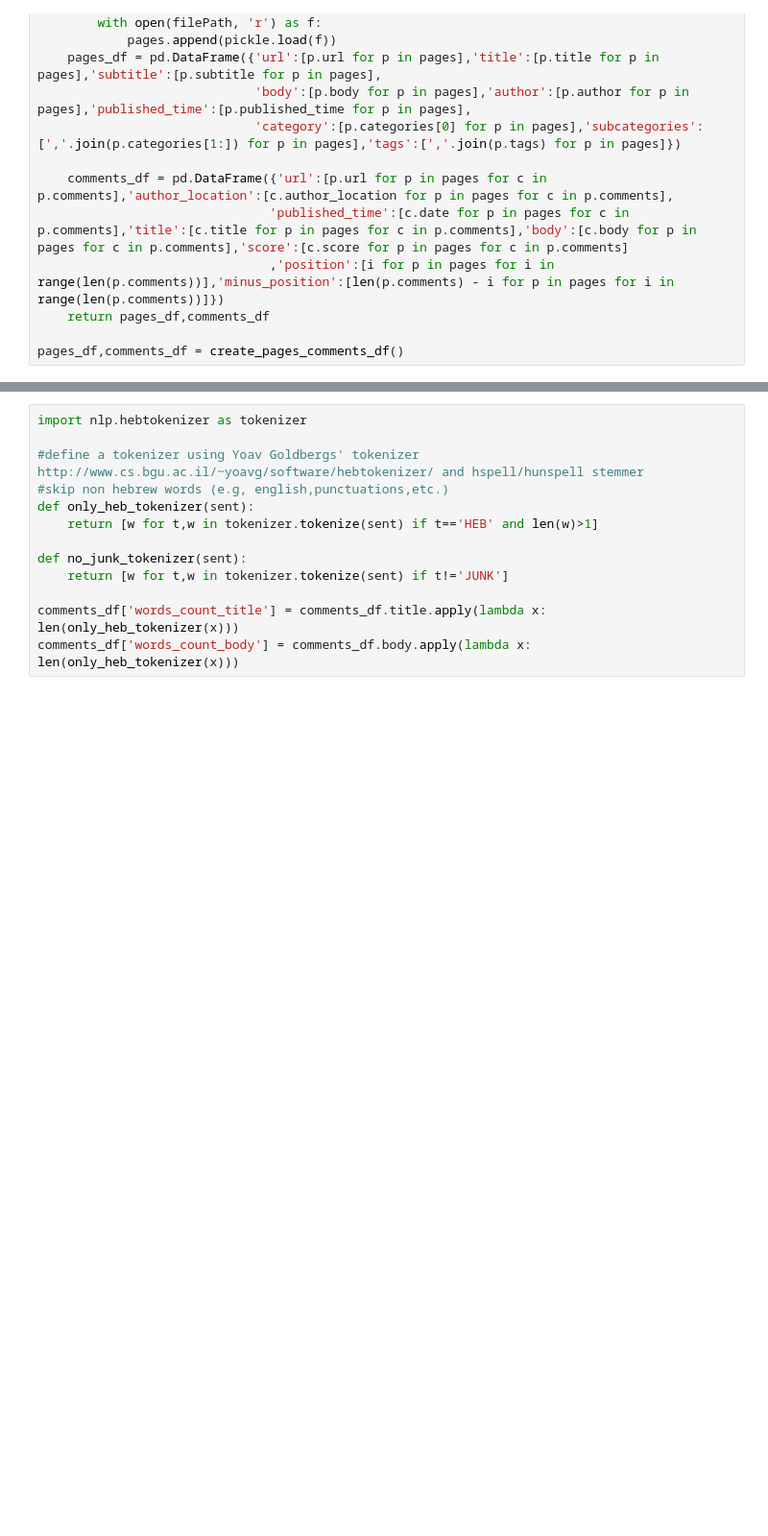
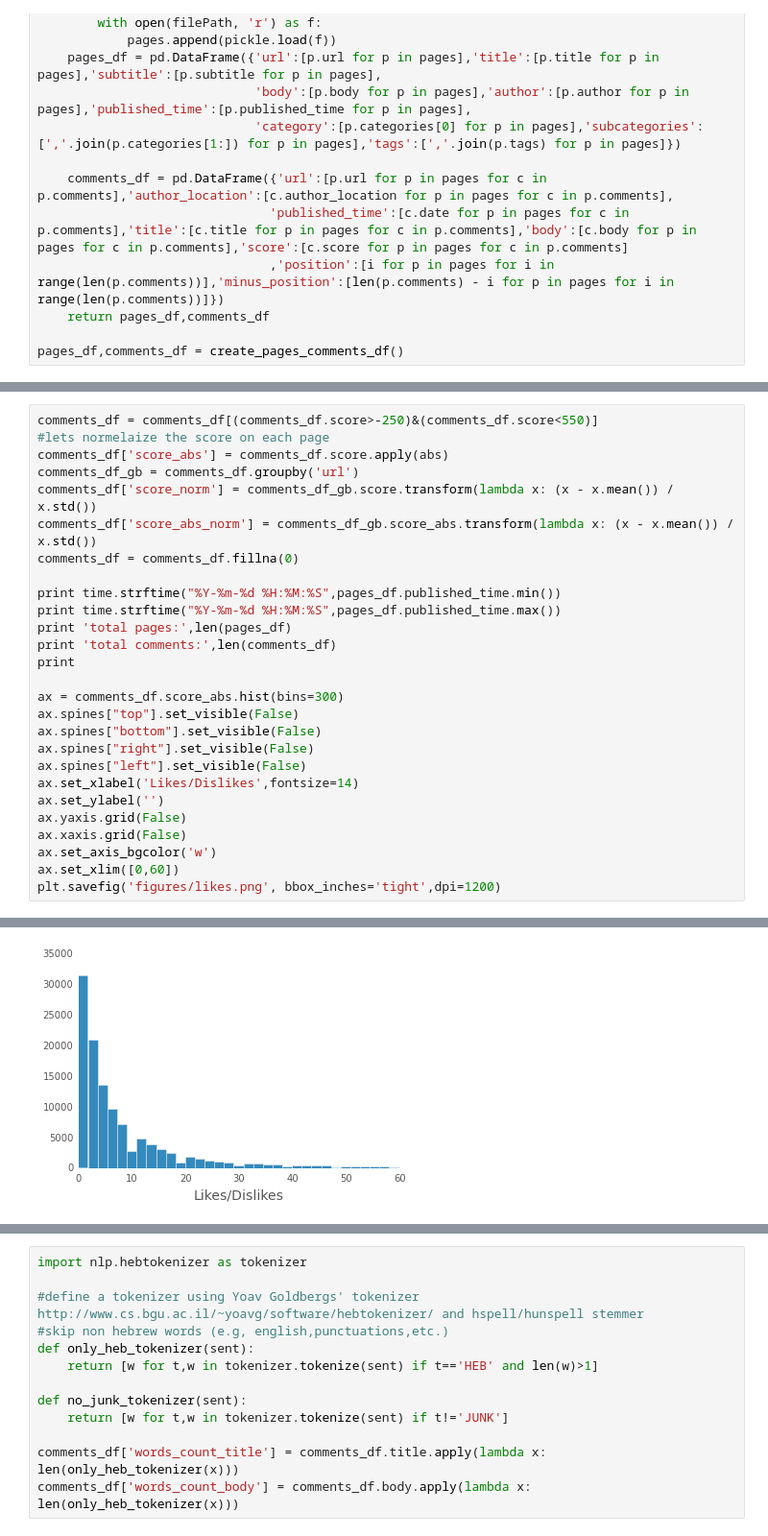
Before and after one commit to yonilev/ArticleComments, a Jupyter notebook: notebook.ipynb, the cells around one changed output, grey strips where cells are left out. Shown at 96% size. Cells and saved outputs as stored; diff of their text form; blank space fills up the shorter version.

```diff
--- a/notebook.ipynb
+++ b/notebook.ipynb
@@ -141,0 +87,28 @@ Name: category, dtype: int64
+# %%
+comments_df = comments_df[(comments_df.score>-250)&(comments_df.score<550)]
+#lets normelaize the score on each page
+comments_df['score_abs'] = comments_df.score.apply(abs)
+comments_df_gb = comments_df.groupby('url')
+comments_df['score_norm'] = comments_df_gb.score.transform(lambda x: (x - x.mean()) / x.std())
+comments_df['score_abs_norm'] = comments_df_gb.score_abs.transform(lambda x: (x - x.mean()) / x.std())
+comments_df = comments_df.fillna(0)
+
+print time.strftime("%Y-%m-%d %H:%M:%S",pages_df.published_time.min())
+print time.strftime("%Y-%m-%d %H:%M:%S",pages_df.published_time.max())
+print 'total pages:',len(pages_df)
+print 'total comments:',len(comments_df)
+print
+
+ax = comments_df.score_abs.hist(bins=300)
+ax.spines["top"].set_visible(False)
+ax.spines["bottom"].set_visible(False)
+ax.spines["right"].set_visible(False)
+ax.spines["left"].set_visible(False)
+ax.set_xlabel('Likes/Dislikes',fontsize=14)
+ax.set_ylabel('')
+ax.yaxis.grid(False)
+ax.xaxis.grid(False)
+ax.set_axis_bgcolor('w')
+ax.set_xlim([0,60])
+plt.savefig('figures/likes.png', bbox_inches='tight',dpi=1200)
+# %% [output]
@@ -141,0 +119 @@ Name: category, dtype: int64
+[figure, added]
```
Also changed, not shown: parts of 23 cells of this notebook, 9 other files.
